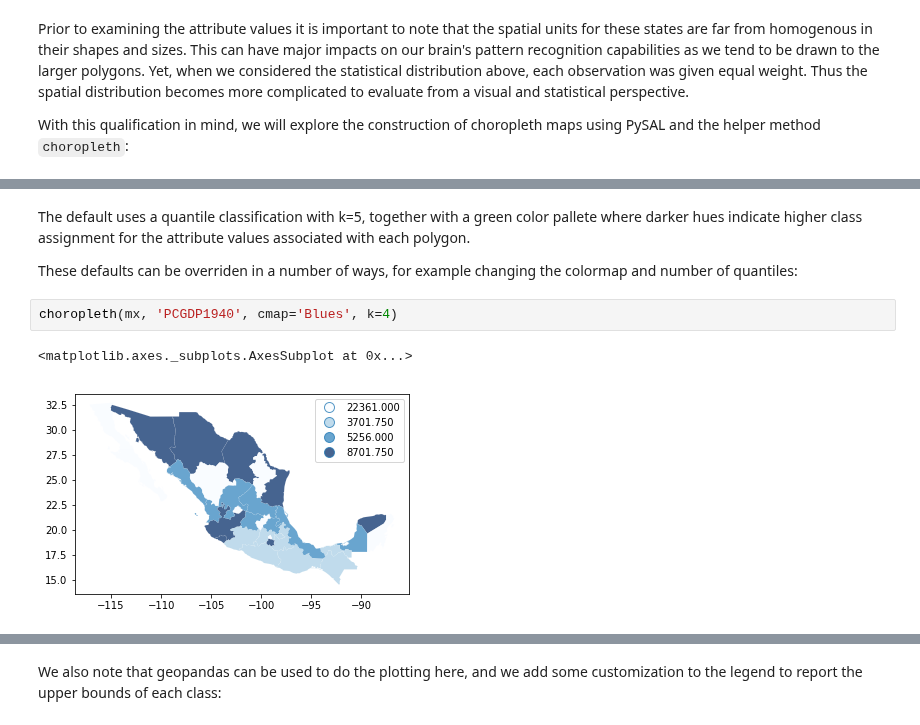
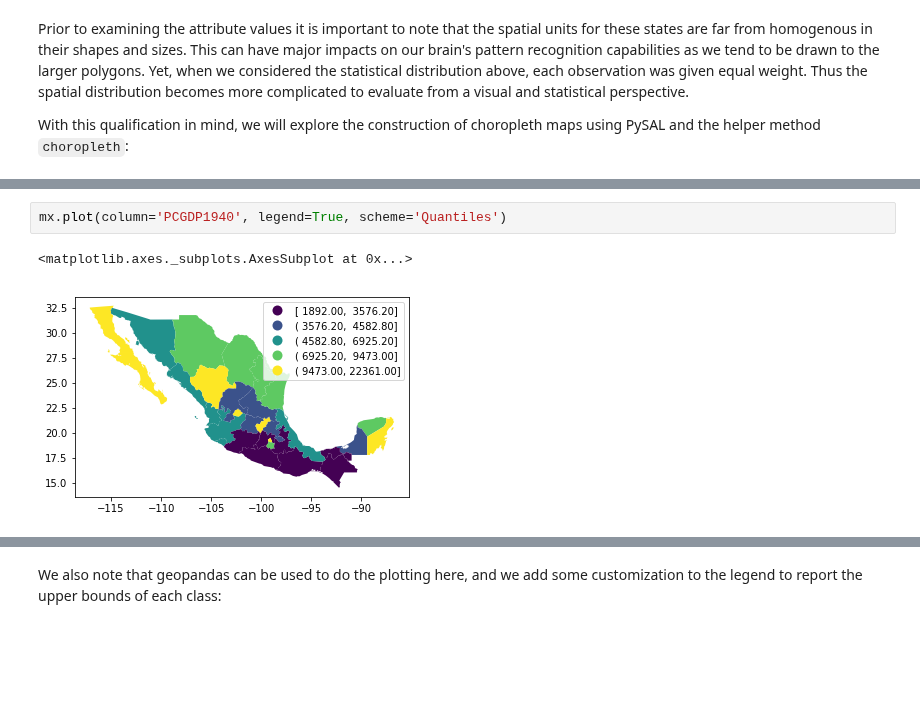
Before and after one commit to gdsbook/book, a Jupyter notebook: notebooks/05_choropleth.ipynb, the cells around one changed output, grey strips where cells are left out. Cells and saved outputs as stored; diff of their text form; blank space fills up the shorter version.

```diff
--- a/notebooks/05_choropleth.ipynb
+++ b/notebooks/05_choropleth.ipynb
@@ -576,12 +615,5 @@ choropleth(mx, 'PCGDP1940', cmap='BuGn')
-# %% [markdown]
-The default uses a quantile classification with k=5, together with a green color
-pallete where darker hues indicate higher class assignment for the attribute
-values associated with each polygon.
-
-These defaults can be overriden in a
-number of ways, for example changing the colormap and number of quantiles:
-# %%
-choropleth(mx, 'PCGDP1940', cmap='Blues', k=4)
-# %% [output]
-<matplotlib.axes._subplots.AxesSubplot at 0x...>
-[figure, removed]
+# %%
+mx.plot(column='PCGDP1940', legend=True, scheme='Quantiles')
+# %% [output]
+<matplotlib.axes._subplots.AxesSubplot at 0x...>
+[figure, added]
```
Also changed, not shown: parts of 62 cells of this notebook, 3 other files.
